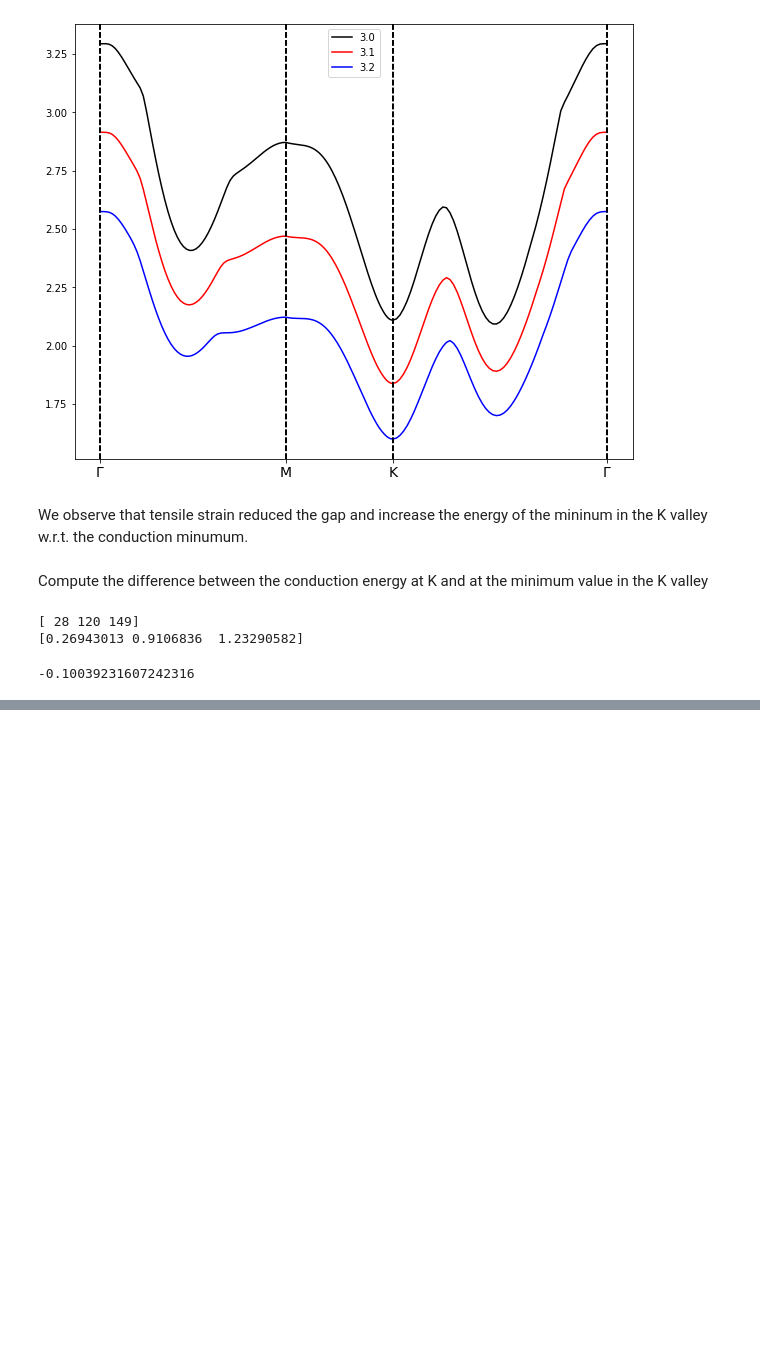
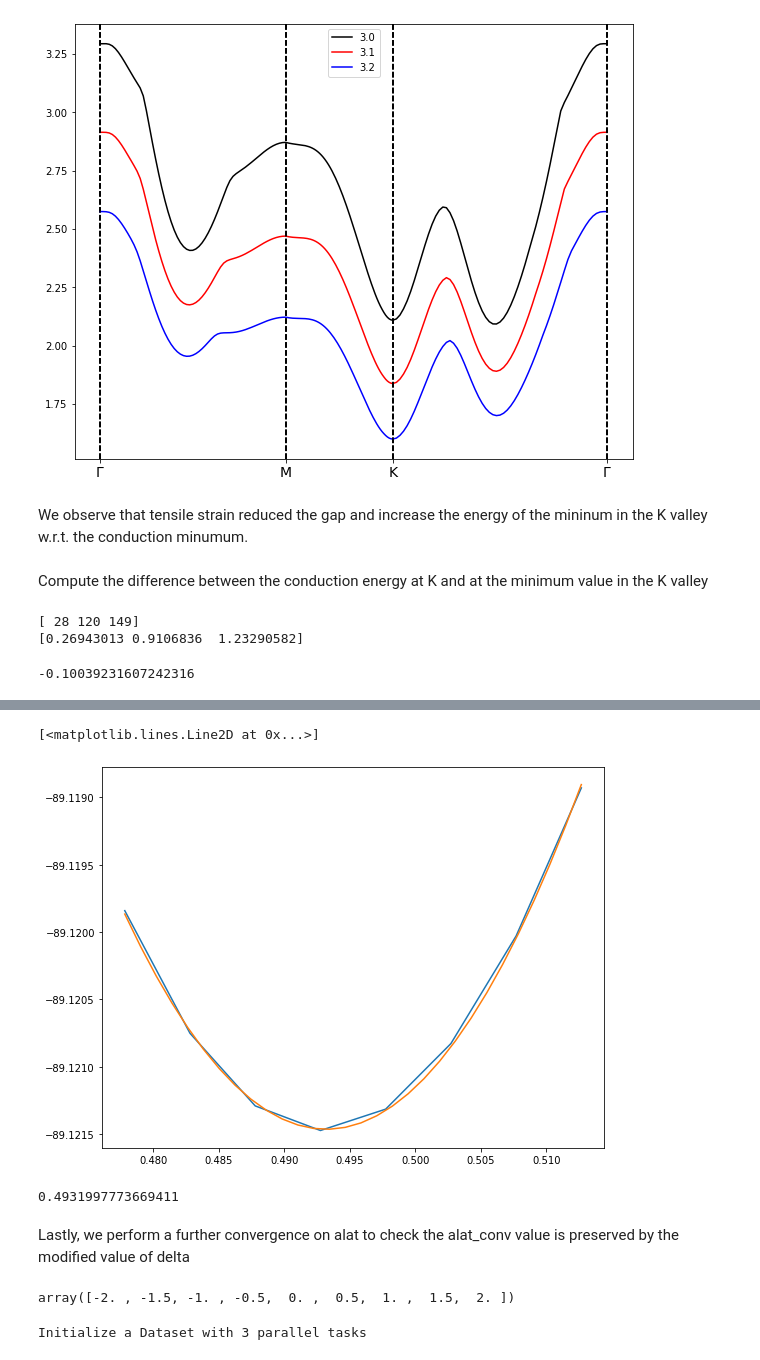
Before and after one commit to marcodalessandro76/MoS2, a Jupyter notebook: DFT_Analysis.ipynb, the cells around one changed output, grey strips where cells are left out. Cells and saved outputs as stored; diff of their text form; code cells hidden in the pictures; blank space fills up the shorter version.

```diff
--- a/DFT_Analysis.ipynb
+++ b/DFT_Analysis.ipynb
@@ -892,0 +1426,3 @@ bands.bands[26][minind[1]]-bands.bands[26][minind[2]]
+# %%
+delta_span = np.linspace(-4,3,8)
+delta_span
@@ -892,0 +1431,15 @@ bands.bands[26][minind[1]]-bands.bands[26][minind[2]]
+# %%
+study = D.Dataset(run_dir=run_dir,num_tasks=2)
+
+inp.set_lattice(ibrav=4,celldm1=alat_conv,celldm3=c/alat_conv)
+for d_span in delta_span:
+    d = delta*(1+d_span/100)
+    Mo_cart = np.array([0,1./np.sqrt(3.),0.])
+    S1_cart = np.array([1./2.,1./(2*np.sqrt(3.)),d])
+    S2_cart = np.array([1./2.,1./(2*np.sqrt(3.)),-d])
+    inp.set_atomic_positions([['Mo',Mo_cart],['S',S1_cart],['S',S2_cart]],type='alat')
+    idd = {'delta' : d_span}
+    inp.set_prefix(D.name_from_id(idd))
+    study.append_run(id=idd,input=inp,runner=code)
+
+study.set_postprocessing_function(PP.pw_get_energy)
@@ -892,0 +1461,2 @@ bands.bands[26][minind[1]]-bands.bands[26][minind[2]]
+# %%
+results = study.run()
@@ -892,0 +1481,43 @@ bands.bands[26][minind[1]]-bands.bands[26][minind[2]]
+# %%
+plt.figure(figsize=(9,7))
+y = [results[ind] for ind in range(len(study.ids))]
+x = [delta*(1+d/100) for d in delta_span]
+x_fit = np.linspace(x[0],x[-1],30)
+coeffs = np.polyfit(x,y,2)
+y_fit = [coeffs[0]*xx**2+coeffs[1]*xx+coeffs[2] for xx in x_fit]
+plt.plot(x,y)
+plt.plot(x_fit,y_fit)
+# %% [output]
+[<matplotlib.lines.Line2D at 0x...>]
+[figure, added]
+# %%
+delta_conv = -coeffs[1]/(2*coeffs[0])
+delta_conv
+# %% [output]
+0.4931997773669411
+# %% [markdown]
+Lastly, we perform a further convergence on alat to check the alat_conv value
+is preserved by the modified value of delta
+# %%
+alat_span = np.linspace(-2,2,9) #7
+alat_span
+# %% [output]
+array([-2. , -1.5, -1. , -0.5,  0. ,  0.5,  1. ,  1.5,  2. ])
+# %%
+study = D.Dataset(run_dir=run_dir,num_tasks=3)
+
+Mo_cart = np.array([0,1./np.sqrt(3.),0.])
+S1_cart = np.array([1./2.,1./(2*np.sqrt(3.)),delta_conv])
+S2_cart = np.array([1./2.,1./(2*np.sqrt(3.)),-delta_conv])
+inp.set_atomic_positions([['Mo',Mo_cart],['S',S1_cart],['S',S2_cart]],type='alat')
+
+for a_span in alat_span:
+    a = alat_conv*(1+a_span/100)
+    idd = {'alat' : a_span,'delta':'converged'}
+    inp.set_prefix(D.name_from_id(idd))
+    inp.set_lattice(ibrav=4,celldm1=a,celldm3=c/a)
+    study.append_run(id=idd,input=inp,runner=code)
+
+study.set_postprocessing_function(PP.pw_get_energy)
+# %% [output]
+Initialize a Dataset with 3 parallel tasks
```
Also changed, not shown: parts of 121 cells of this notebook, 6 other files.
